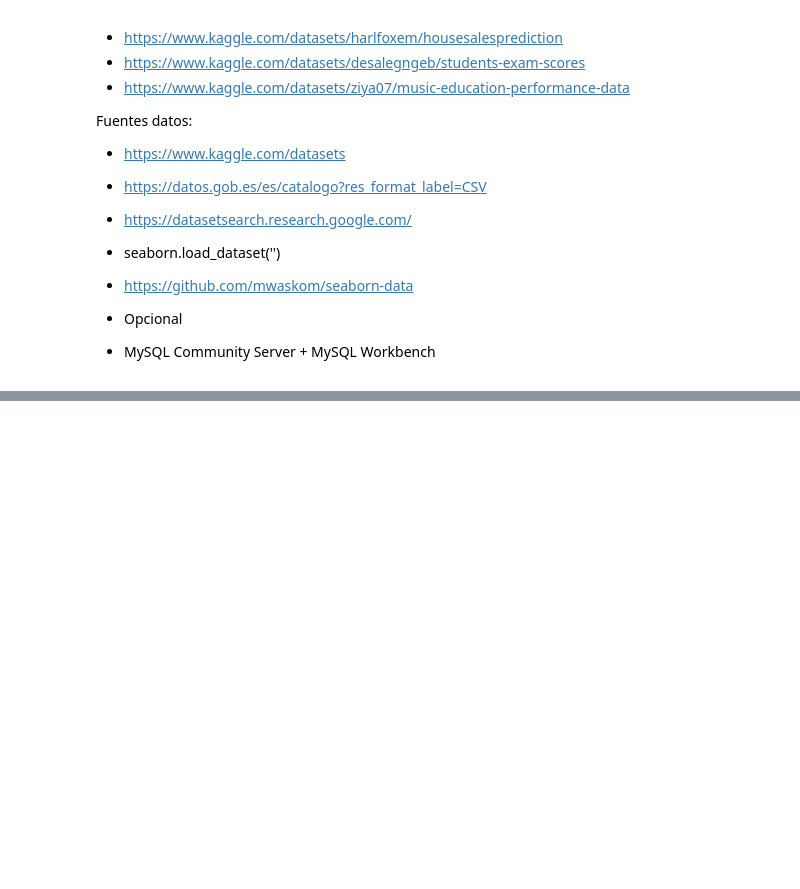
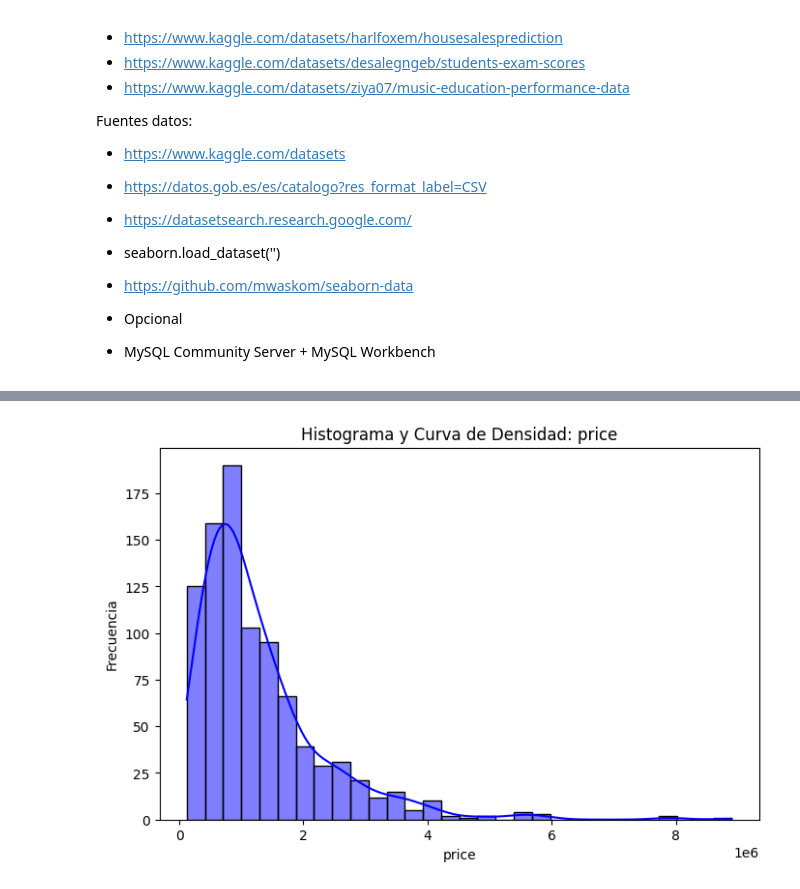
Before and after one commit to EMILIOJFDEZ/Bootcamp, a Jupyter notebook: Ejercicios notebook/Ejercicios_Evaluables/Ejercicio 2/Ejercicio2.ipynb, the cells around one changed output, grey strips where cells are left out. Saved outputs shown, nothing was run; the diff lists cells and outputs as text; code cells hidden in the pictures; blank space fills up the shorter version.

Commit message:
Actualizar con CSV cambiado

```diff
--- a/Ejercicios notebook/Ejercicios_Evaluables/Ejercicio 2/Ejercicio2.ipynb
+++ b/Ejercicios notebook/Ejercicios_Evaluables/Ejercicio 2/Ejercicio2.ipynb
@@ -74,21 +74,15 @@ import matplotlib.pyplot as plt
 import seaborn as sns
 from scipy import stats
 
-# Carga de datos
-file_path = "idealista_madrid.csv"  # Cambia esta ruta según corresponda
+# Carga de datos con pandas
+file_path = "idealista_madrid.csv"  # Ruta del archivo
 try:
-    # Carga del dataset utilizando pandas (más robusto para CSVs complejos)
-    df = pd.read_csv(file_path, encoding="utf-8")
-except ValueError as e:
+    df = pd.read_csv(file_path)
+except Exception as e:
     print("Error al cargar los datos:", e)
     exit()
 
-# Preprocesamiento inicial
-# Quitar ", Madrid" del campo address
-if 'address' in df.columns:
-    df['address'] = df['address'].str.replace(", Madrid", "", regex=False)
-
-# Renombrar columnas para mayor claridad (opcional)
+# Renombrar columnas para mayor claridad
 df.rename(columns={
     'price': 'price',
     'rooms': 'bedrooms',
@@ -96,20 +90,26 @@ df.rename(columns={
     'sqft': 'm2'
 }, inplace=True)
 
+# Quitar ", Madrid" del campo 'address'
+if 'address' in df.columns:
+    df['address'] = df['address'].str.replace(", Madrid", "", regex=False)
+
 # Convertir columnas relevantes a numérico
 numeric_cols = ['price', 'bedrooms', 'bathrooms', 'm2']
-for col in numeric_cols:
-    df[col] = pd.to_numeric(df[col], errors='coerce')
+df[numeric_cols] = df[numeric_cols].apply(pd.to_numeric, errors='coerce')
 
-# Estadísticas iniciales
+# Comprobaciones básicas
+print("Columnas disponibles en el DataFrame:", df.columns)
+
+# Visualización inicial: Media, mediana, máximo y mínimo
 print("Media:")
 print(df[numeric_cols].mean())
-print("Mediana:")
+print("\nMediana:")
 print(df[numeric_cols].median())
-print("Máximo y mínimo:")
+print("\nMáximo y Mínimo:")
 print(df[numeric_cols].agg(['max', 'min']))
 
-# Visualización inicial: Histograma y curva de densidad
+# Histograma y curva de densidad para cada columna numérica
 for col in numeric_cols:
     plt.figure(figsize=(8, 5))
     sns.histplot(df[col].dropna(), kde=True, bins=30, color="blue")
@@ -119,36 +119,34 @@ for col in numeric_cols:
     plt.show()
 
 # Cuartiles e IQR
-print("Cuartiles:")
+print("\nCuartiles:")
 print(df[numeric_cols].quantile([0.25, 0.5, 0.75]))
-print("IQR:")
+print("\nIQR:")
 print(df[numeric_cols].apply(lambda x: stats.iqr(x.dropna())))
 
-# Filtrar 20% más caro y 20% más barato
+# Filtrar 20% más caro y más barato
 percentile_80 = df['price'].quantile(0.8)
 percentile_20 = df['price'].quantile(0.2)
 
 top_20 = df[df['price'] >= percentile_80]
 bottom_20 = df[df['price'] <= percentile_20]
 
-# Moda
-print("Moda de address:")
+# Moda de address
+print("\nModa de address:")
 print(df['address'].mode())
 
-# Dispersión: Varianza y Desviación estándar
-print("Varianza y Desviación Estándar:")
+# Varianza y desviación estándar
+print("\nVarianza y Desviación Estándar:")
 print(df[numeric_cols].var())
 print(df[numeric_cols].std())
 
-# Filtro de outliers: Tukey y Z-Score
+# Outliers: Tukey y Z-Score con visualización
 for col in numeric_cols:
     Q1 = df[col].quantile(0.25)
     Q3 = df[col].quantile(0.75)
     IQR = Q3 - Q1
     lower_bound = Q1 - 1.5 * IQR
     upper_bound = Q3 + 1.5 * IQR
-
-    outliers = df[(df[col] < lower_bound) | (df[col] > upper_bound)]
 
     plt.figure(figsize=(8, 5))
     sns.boxplot(x=df[col])
@@ -158,7 +156,7 @@ for col in numeric_cols:
     plt.legend()
     plt.show()
 
-# Correlación
+# Matriz de correlación
 corr_matrix = df[numeric_cols].corr()
 plt.figure(figsize=(10, 8))
 sns.heatmap(corr_matrix, annot=True, cmap="coolwarm", fmt=".2f")
@@ -167,27 +165,41 @@ plt.show()
 
 # Estandarización
 df_standardized = df[numeric_cols].apply(lambda x: (x - x.mean()) / x.std())
-print("Datos estandarizados (Primeras filas):")
+print("\nDatos estandarizados (Primeras filas):")
 print(df_standardized.head())
 
-# Asimetría y Curtosis
+# Asimetría y curtosis
 for col in numeric_cols:
     skewness = stats.skew(df[col].dropna())
     kurtosis = stats.kurtosis(df[col].dropna())
     print(f"Asimetría ({col}): {skewness}")
     print(f"Curtosis ({col}): {kurtosis}")
 
+# Transformaciones: Log para reducir asimetría (opcional)
+for col in numeric_cols:
+    transformed_col = np.log1p(df[col].dropna())
+    plt.figure(figsize=(8, 5))
+    sns.histplot(transformed_col, kde=True, bins=30, color="green")
+    plt.title(f"Transformación Log: {col}")
+    plt.xlabel(f"Log({col})")
+    plt.ylabel("Frecuencia")
+    plt.show()
+
 # Contraste de hipótesis
-# Casas de X barrio vs Y barrio
+# Barrio X vs Barrio Y
 barrio_x = df[df['address'] == "Nombre Barrio X"]['price']
 barrio_y = df[df['address'] == "Nombre Barrio Y"]['price']
 
-stat, p_value = stats.ttest_ind(barrio_x, barrio_y, nan_policy='omit')
-print(f"Contraste de hipótesis (Barrio X vs Barrio Y): p-value={p_value}")
+if not barrio_x.empty and not barrio_y.empty:
+    stat, p_value = stats.ttest_ind(barrio_x, barrio_y, nan_policy='omit')
+    print(f"\nContraste de hipótesis (Barrio X vs Barrio Y): p-value={p_value}")
+else:
+    print("\nNo se encontraron suficientes datos para Barrio X o Barrio Y.")
 
-# Casas >= 3 baños vs 1-2 baños
+# >= 3 baños vs 1-2 baños
 baths_3plus = df[df['bathrooms'] >= 3]['price']
 baths_1_2 = df[(df['bathrooms'] == 1) | (df['bathrooms'] == 2)]['price']
 
 stat, p_value = stats.ttest_ind(baths_3plus, baths_1_2, nan_policy='omit')
-print(f"Contraste de hipótesis (>= 3 baños vs 1-2 baños): p-value={p_value}")
+print(f"\nContraste de hipótesis (>= 3 baños vs 1-2 baños): p-value={p_value}")
+# %% [output]
@@ -193,0 +225 @@ print(f"Contraste de hipótesis (>= 3 baños vs 1-2 baños): p-value={p_value}")
+[figure, added]
```
Also changed, not shown: parts of 1 cell of this notebook, 1 other file.
